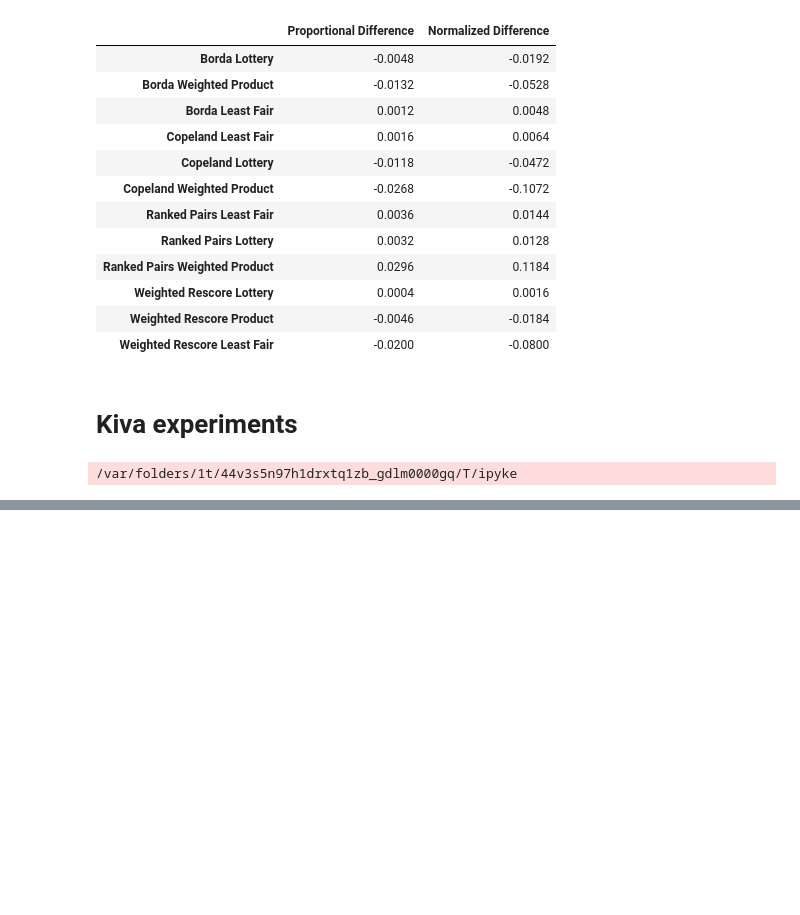
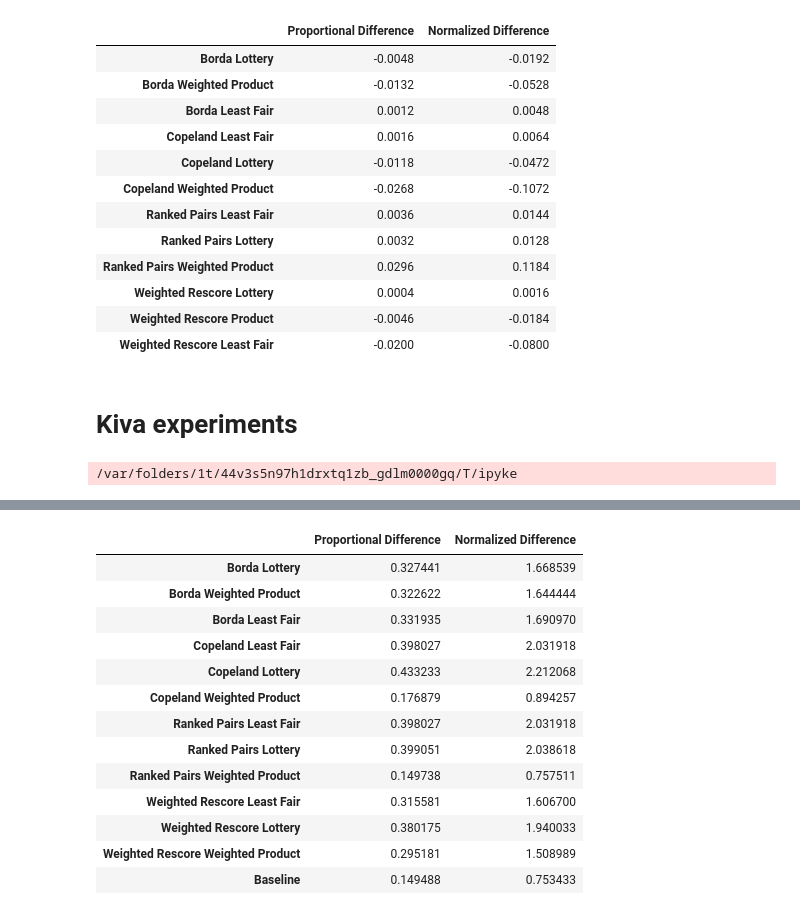
Before and after one commit to that-recsys-lab/scruf_tors_2023, a Jupyter notebook: visualization_notebooks/latebreaking_short.ipynb, the cells around one changed output, grey strips where cells are left out. Cells and saved outputs as stored; diff of their text form; code cells hidden in the pictures; blank space fills up the shorter version.

```diff
--- a/visualization_notebooks/latebreaking_short.ipynb
+++ b/visualization_notebooks/latebreaking_short.ipynb
@@ -599,13 +618,12 @@ for dictionary, name in zip(dict_names, readable_names):
 # TODO: make it easier to change number of item features
 either_fairness = []
 f1_representation = []
-f2_representation = []
+f0_representation = []
 
 for dictionary, name in zip(dict_names, readable_names):
     item_counter = 0
     f0 = 0
     f1 = 0
-    f2 = 0
     either = 0
     for items in dictionary.values():
         for item in items:
@@ -615,13 +633,11 @@ for dictionary, name in zip(dict_names, readable_names):
                 f0 += 1
             if list_of_features[1] == 1:
                 f1 += 1
-            if list_of_features[2] == 1:
-                f2 += 1
-            if list_of_features[1] == 1 or list_of_features[2] == 1:
+            if list_of_features[1] == 1 or list_of_features[0] == 1:
                 either += 1
     either_fairness.append(either/item_counter)
     f1_representation.append(f1/item_counter)
-    f2_representation.append(f2/item_counter)
+    f0_representation.append(f0/item_counter)
 # %%
 agent1 = ['COUNTRY_low_pfr']
 prop1 = .2
@@ -640,8 +671,10 @@ ndcg_fairness
+# %%
+ndcg_fairness = ndcg_fairness.drop(['Baseline'])
 # %%
-ndcg_fairness['Choice'] = ('Borda', 'Borda', 'Borda', 'Copeland', 'Copeland', 'Copeland', 'Ranked Pairs', 'Ranked Pairs', 'Ranked Pairs', 'Rescoring', 'Rescoring', 'Rescoring', 'Baseline')
-ndcg_fairness['Allocation'] = ('Lottery', 'Weighted Product', 'Least Fair', 'Least Fair', 'Lottery', 'Weighted Product', 'Least Fair', 'Lottery', 'Weighted Product', 'Least Fair', 'Lottery', 'Weighted Product', 'Baseline')
+ndcg_fairness['Choice'] = ('Borda', 'Borda', 'Borda', 'Copeland', 'Copeland', 'Copeland', 'Ranked Pairs', 'Ranked Pairs', 'Ranked Pairs', 'Rescoring', 'Rescoring', 'Rescoring')
+ndcg_fairness['Allocation'] = ('Lottery', 'Weighted', 'Least Fair', 'Least Fair', 'Lottery', 'Weighted', 'Least Fair', 'Lottery', 'Weighted', 'Least Fair', 'Lottery', 'Weighted')
 # %%
-ndcg_fairness["Proportional Difference"] = ndcg_fairness.apply(lambda x: x["1"] - x["2"], axis=1)
+ndcg_fairness["Proportional Difference"] = ndcg_fairness.apply(lambda x: x["COUNTRY_low_pfr"] - x["loan_buck_5"], axis=1)
 # %%
 ndcg_fairness["Normalized Difference"] = ndcg_fairness.apply(lambda x: x["score1"] - x["score2"], axis=1)
 # %%
@@ -672,0 +710,17 @@ make_scatterplot(ndcg_fairness, baseline_accuracy, filename='kiva_scatter.png')
+# %%
+difference_table
+# %% [output]
+|  | Proportional Difference | Normalized Difference |
+| Borda Lottery | 0.327441 | 1.668539 |
+| Borda Weighted Product | 0.322622 | 1.644444 |
+| Borda Least Fair | 0.331935 | 1.690970 |
+| Copeland Least Fair | 0.398027 | 2.031918 |
+| Copeland Lottery | 0.433233 | 2.212068 |
+| Copeland Weighted Product | 0.176879 | 0.894257 |
+| Ranked Pairs Least Fair | 0.398027 | 2.031918 |
+| Ranked Pairs Lottery | 0.399051 | 2.038618 |
+| Ranked Pairs Weighted Product | 0.149738 | 0.757511 |
+| Weighted Rescore Least Fair | 0.315581 | 1.606700 |
+| Weighted Rescore Lottery | 0.380175 | 1.940033 |
+| Weighted Rescore Weighted Product | 0.295181 | 1.508989 |
+| Baseline | 0.149488 | 0.753433 |
```
Also changed, not shown: parts of 4 cells of this notebook.
